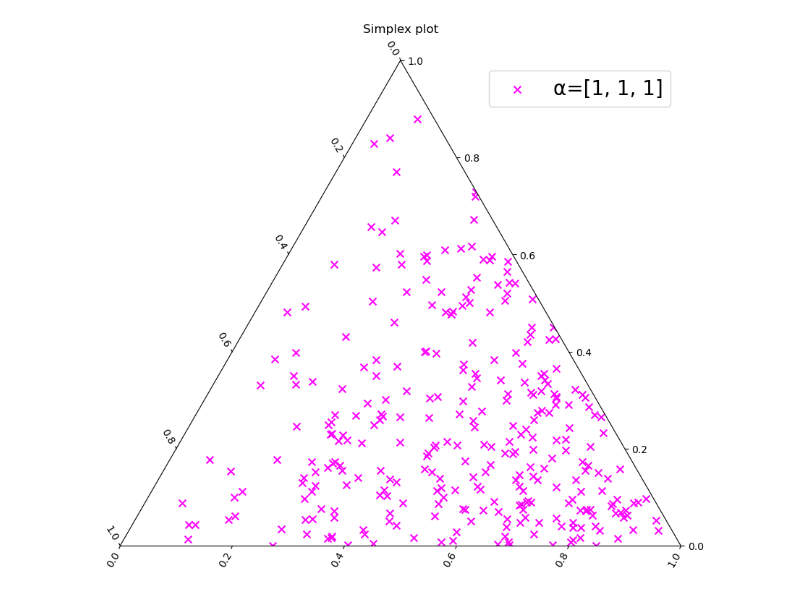
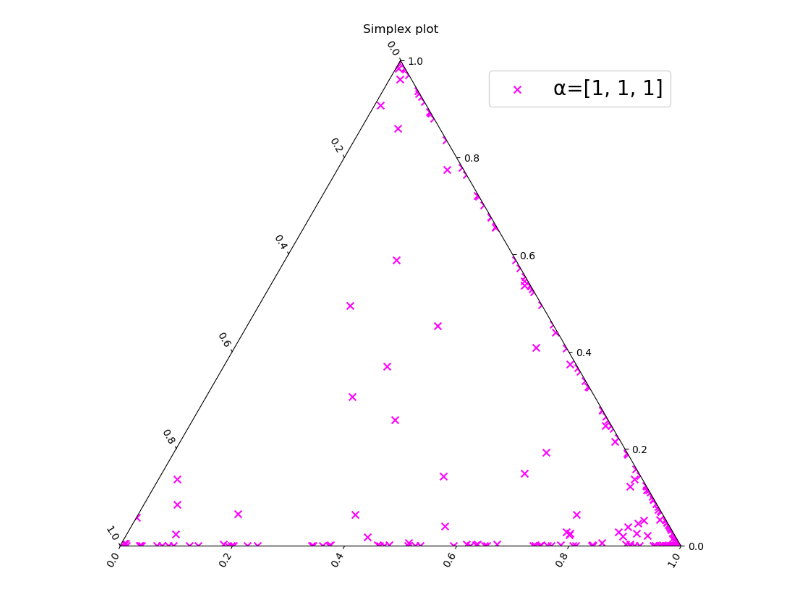
Before and after one commit to sequi76/BML4SR, a Jupyter notebook: Lecture-3.Mixture_Models/Dirichlet.ipynb, the cells around one changed output. Cells and saved outputs as stored; diff of their text form; code cells hidden in the pictures.

```diff
--- a/Lecture-3.Mixture_Models/Dirichlet.ipynb
+++ b/Lecture-3.Mixture_Models/Dirichlet.ipynb
@@ -14,15 +14,15 @@ import ternary
 import mpltern
 import random
 # %%
-sample0 = np.random.dirichlet([1,1,2], size=300)
+sample0 = np.random.dirichlet([0.10,0.10,0.50], size=300)
 fig = plt.figure(figsize=(10, 10))
 ax = fig.add_subplot(1, 1, 1, projection='ternary')
 ax.set_title('Simplex plot')
 ax.scatter([x[0] for x in sample0],[x[1] for x in sample0],[x[2] for x in sample0], s=50, color='magenta', marker='x', label='α=[1, 1, 1]') # play: comment this line if not playing
 plt.legend(fontsize=20)
 plt.show()
 # %% [output]
-[figure, old version]
+[figure, new version]
 # %%
 sample1 = np.random.dirichlet([70,15,15], size=100)
 sample2 = np.random.dirichlet([0.1,0.1,0.1], size=100)
```
Also changed, not shown: parts of 1 cell of this notebook, 19 other files.
